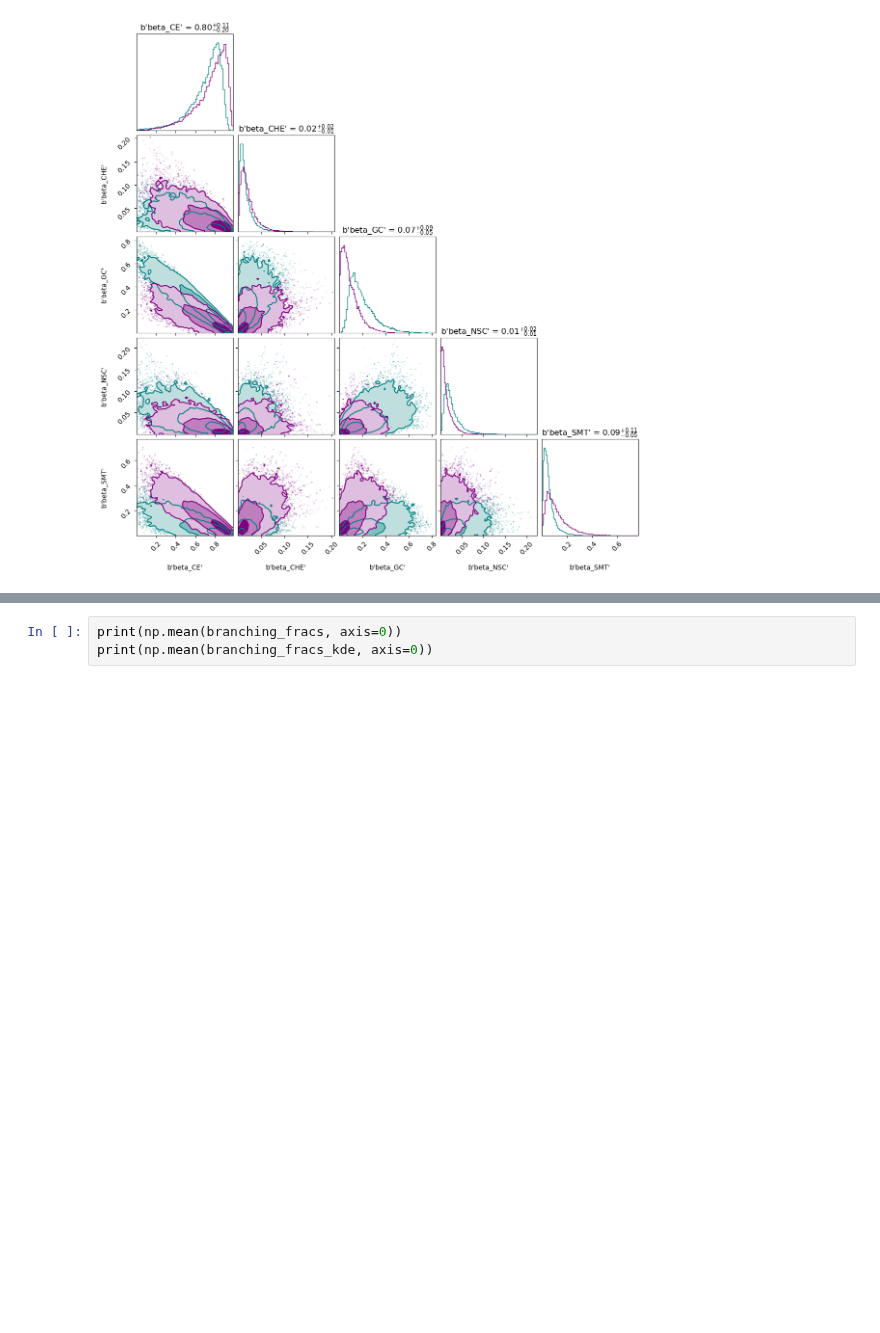
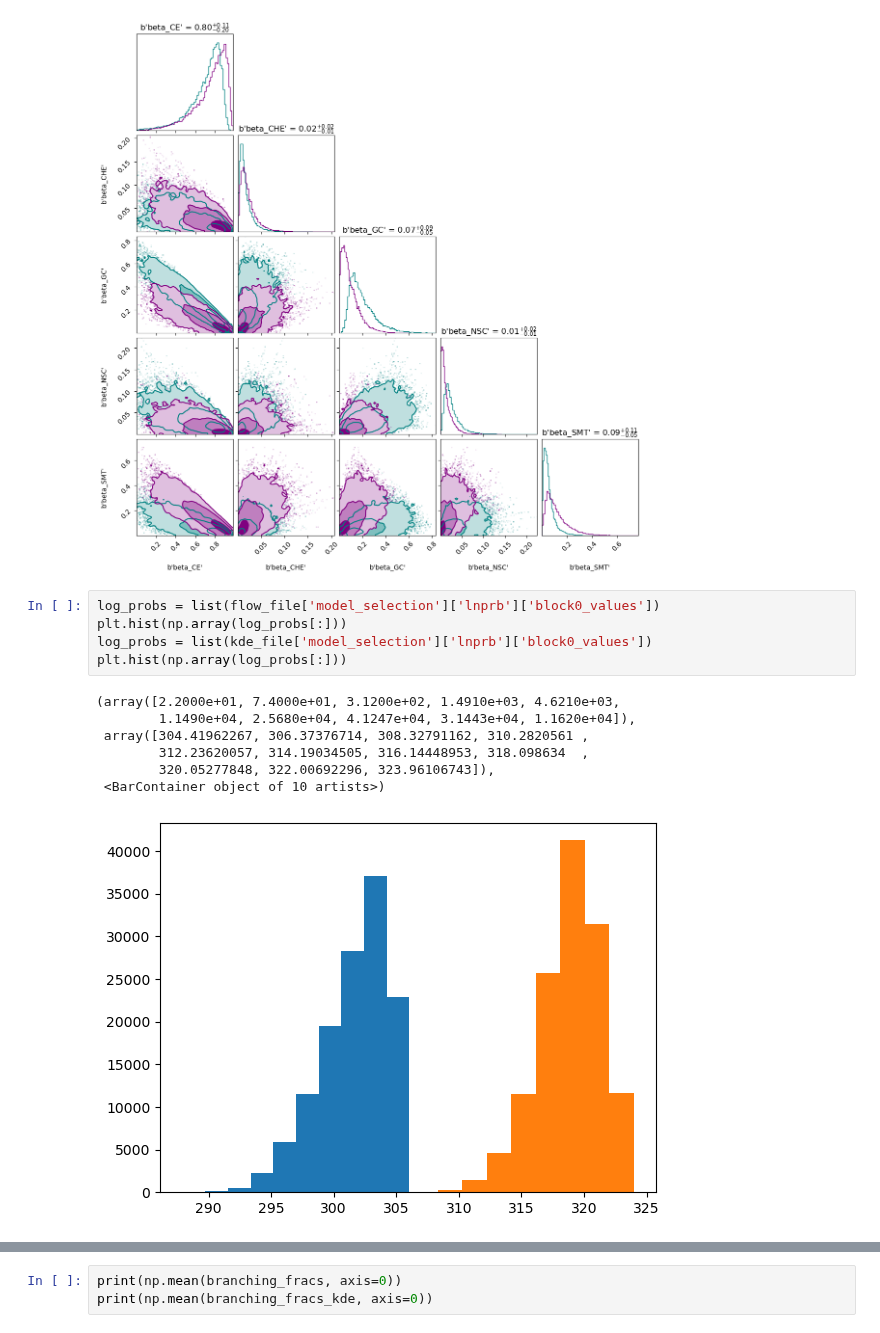
Before and after one commit to scolloms/AMAZE_model_selection, a Jupyter notebook: rns/postsample_analyses.ipynb, the cells around one changed output, grey strips where cells are left out. Drawn from its saved outputs; the diff is of its cells as text; blank space fills up the shorter version.

Commit message:
logprob histogramming

```diff
--- a/rns/postsample_analyses.ipynb
+++ b/rns/postsample_analyses.ipynb
@@ -112,3 +112,16 @@ fig_data = corner.corner(branching_fracs_kde, fig=fig_data, **corner_kwargs_kde)
 #fig_data.savefig('/Users/stormcolloms/Documents/PhD/Project_work/AMAZE_model_selection/rns/Flows_140224_regularisation/plots/BFs_flow_KDEcomp.pdf')
 # %% [output]
 [figure]
+# %%
+log_probs = list(flow_file['model_selection']['lnprb']['block0_values'])
+plt.hist(np.array(log_probs[:]))
+log_probs = list(kde_file['model_selection']['lnprb']['block0_values'])
+plt.hist(np.array(log_probs[:]))
+# %% [output]
+(array([2.2000e+01, 7.4000e+01, 3.1200e+02, 1.4910e+03, 4.6210e+03,
+        1.1490e+04, 2.5680e+04, 4.1247e+04, 3.1443e+04, 1.1620e+04]),
+ array([304.41962267, 306.37376714, 308.32791162, 310.2820561 ,
+        312.23620057, 314.19034505, 316.14448953, 318.098634  ,
+        320.05277848, 322.00692296, 323.96106743]),
+ <BarContainer object of 10 artists>)
+[figure, added]
```
Also changed, not shown: parts of 3 cells of this notebook.
